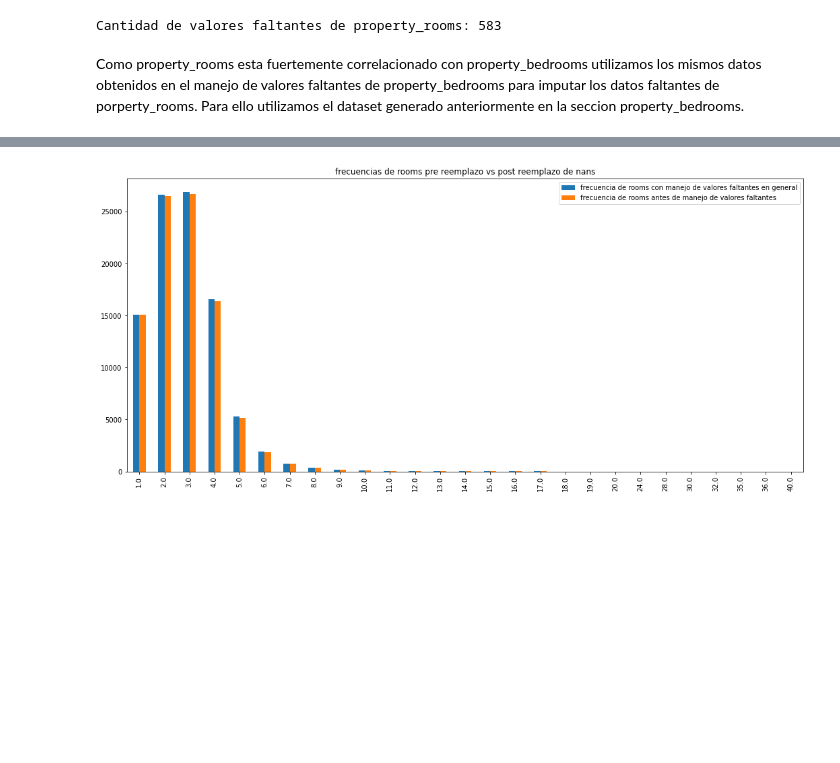
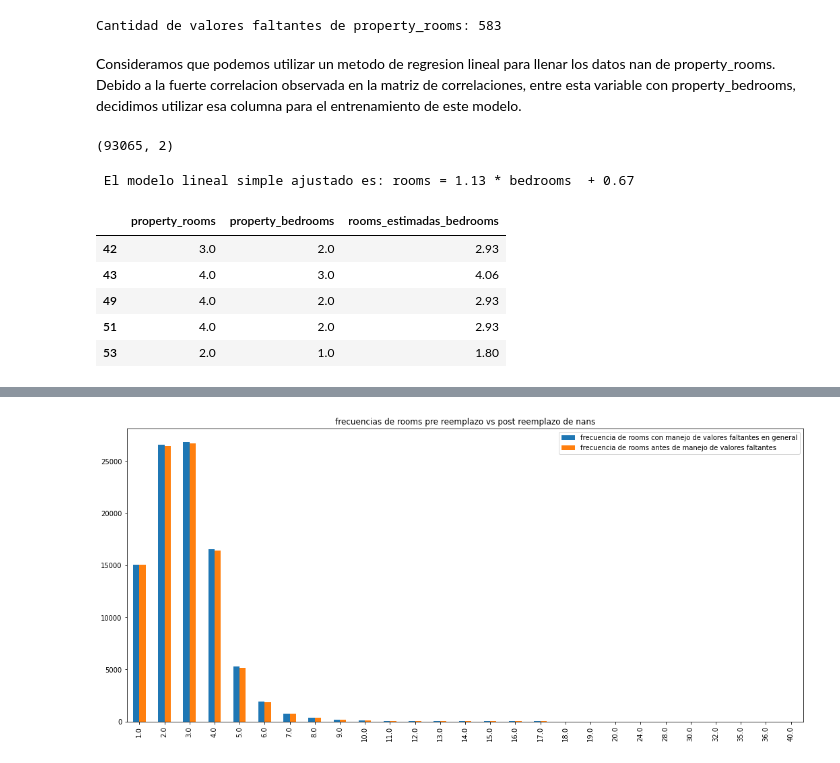
Before and after one commit to LucianoTrujillo/7506R-2C2022-GRUPO10, a Jupyter notebook: 7506R_TP1_GRUPO10_ENTREGA.ipynb, the cells around one changed output, grey strips where cells are left out. Saved outputs shown, nothing was run; the diff lists cells and outputs as text; code cells hidden in the pictures; blank space fills up the shorter version.

```diff
--- a/7506R_TP1_GRUPO10_ENTREGA.ipynb
+++ b/7506R_TP1_GRUPO10_ENTREGA.ipynb
@@ -943,5 +953,31 @@ Observando las latitudes y longitudes de los registros de los cuales place_l3 su
 print("Cantidad de valores faltantes de property_rooms:",ds_filtrado['property_rooms'].isna().sum())
 # %% [output]
 Cantidad de valores faltantes de property_rooms: 583
-# %% [markdown]
-Como property_rooms esta fuertemente correlacionado con property_bedrooms utilizamos los mismos datos obtenidos en el manejo de valores faltantes de property_bedrooms para imputar los datos faltantes de porperty_rooms. Para ello utilizamos el dataset generado anteriormente en la seccion property_bedrooms.
+# %% [markdown]
+Consideramos que podemos utilizar un metodo de regresion lineal para llenar los datos nan de property_rooms. Debido a la fuerte correlacion observada en la matriz de correlaciones, entre esta variable con property_bedrooms, decidimos utilizar esa columna para el entrenamiento de este modelo.
+# %%
+# Guardamos un auxiliar de las dos columnas a tratar
+ds_aux = ds_filtrado[['property_rooms', 'property_bedrooms']].copy()
+ds_aux = ds_aux.query('property_rooms  > 0')
+ds_aux.shape
+# %% [output]
+(93065, 2)
+# %%
+modelo_lineal_rooms = LinearRegression()
+
+#Doy el formato adecuado a las variables dependiente e independiente
+bedrooms=ds_aux['property_bedrooms'].values.reshape(-1, 1)
+rooms=ds_aux['property_rooms'].values.reshape(-1, 1)
+
+#Ajusto el modelo
+modelo_lineal_rooms.fit(bedrooms, rooms)
+
+#Coeficientes Estimados
+intercepcion=round(modelo_lineal_rooms.intercept_[0],2)
+coef_bedroom=round(modelo_lineal_rooms.coef_[0][0],2)
+
+#Muestro el modelo
+
+print(f" El modelo lineal simple ajustado es: rooms = {coef_bedroom} * bedrooms  + {intercepcion}")
+# %% [output]
+ El modelo lineal simple ajustado es: rooms = 1.13 * bedrooms  + 0.67
@@ -947,0 +987,12 @@ Como property_rooms esta fuertemente correlacionado con property_bedrooms utiliz
+# %%
+rooms_estim_segun_bedrooms= coef_bedroom * bedrooms + intercepcion
+
+ds_aux['rooms_estimadas_bedrooms']= coef_bedroom * bedrooms + intercepcion #Lo agregamos en el dataframe
+ds_aux.head()
+# %% [output]
+|  | property_rooms | property_bedrooms | rooms_estimadas_bedrooms |
+| 42 | 3.0 | 2.0 | 2.93 |
+| 43 | 4.0 | 3.0 | 4.06 |
+| 49 | 4.0 | 2.0 | 2.93 |
+| 51 | 4.0 | 2.0 | 2.93 |
+| 53 | 2.0 | 1.0 | 1.80 |
```
Also changed, not shown: parts of 42 cells of this notebook.
